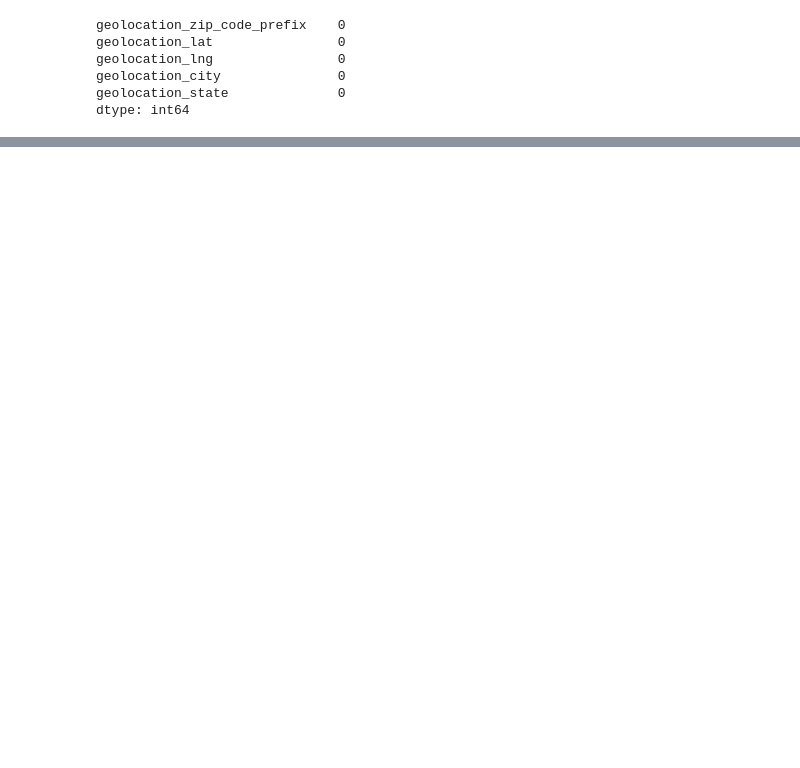
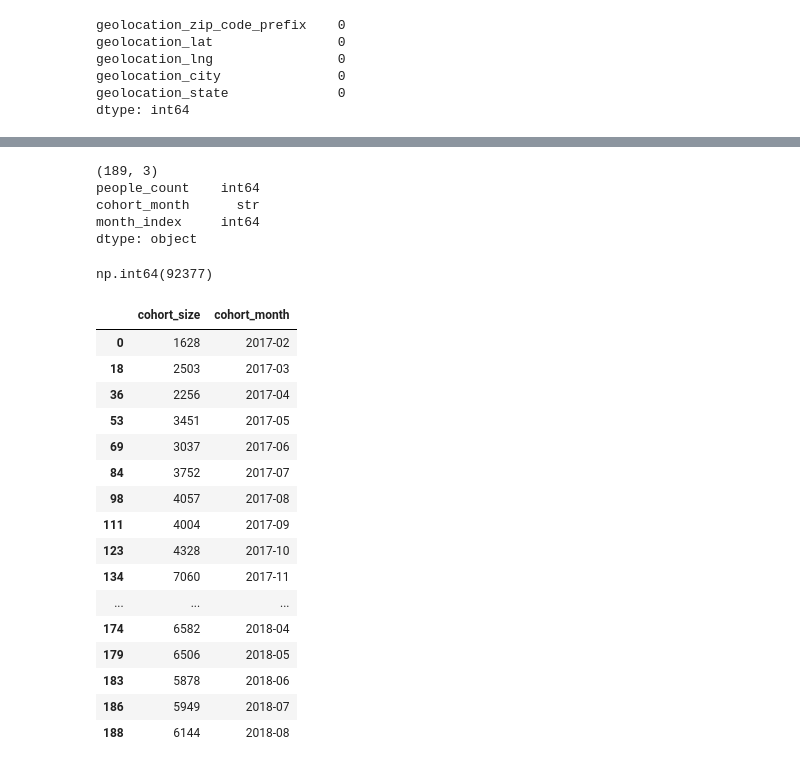
Before and after one commit to simranss/olist_cohort_retention_python, a Jupyter notebook: src/notebooks/analysis.ipynb, the cells around one changed output, grey strips where cells are left out. Drawn from its saved outputs; the diff is of its cells as text; code cells hidden in the pictures; blank space fills up the shorter version.

```diff
--- a/src/notebooks/analysis.ipynb
+++ b/src/notebooks/analysis.ipynb
@@ -399,0 +429,36 @@ dtype: int64
+# %%
+print(result_df.shape)
+print(result_df.dtypes)
+# %% [output]
+(189, 3)
+people_count    int64
+cohort_month      str
+month_index     int64
+dtype: object
+# %%
+result_df.loc[result_df['month_index'] == 0, 'people_count'].sum()
+# %% [output]
+np.int64(92377)
+# %%
+temp_cohort_df = result_df[result_df['month_index'] == 0]
+temp_cohort_df = temp_cohort_df.rename(columns={'people_count': 'cohort_size'})
+temp_cohort_df = temp_cohort_df.drop('month_index', axis=1)
+temp_cohort_df
+# %% [output]
+|  | cohort_size | cohort_month |
+| 0 | 1628 | 2017-02 |
+| 18 | 2503 | 2017-03 |
+| 36 | 2256 | 2017-04 |
+| 53 | 3451 | 2017-05 |
+| 69 | 3037 | 2017-06 |
+| 84 | 3752 | 2017-07 |
+| 98 | 4057 | 2017-08 |
+| 111 | 4004 | 2017-09 |
+| 123 | 4328 | 2017-10 |
+| 134 | 7060 | 2017-11 |
+| ... | ... | ... |
+| 174 | 6582 | 2018-04 |
+| 179 | 6506 | 2018-05 |
+| 183 | 5878 | 2018-06 |
+| 186 | 5949 | 2018-07 |
+| 188 | 6144 | 2018-08 |
```
Also changed, not shown: parts of 16 cells of this notebook, 1 other file.
